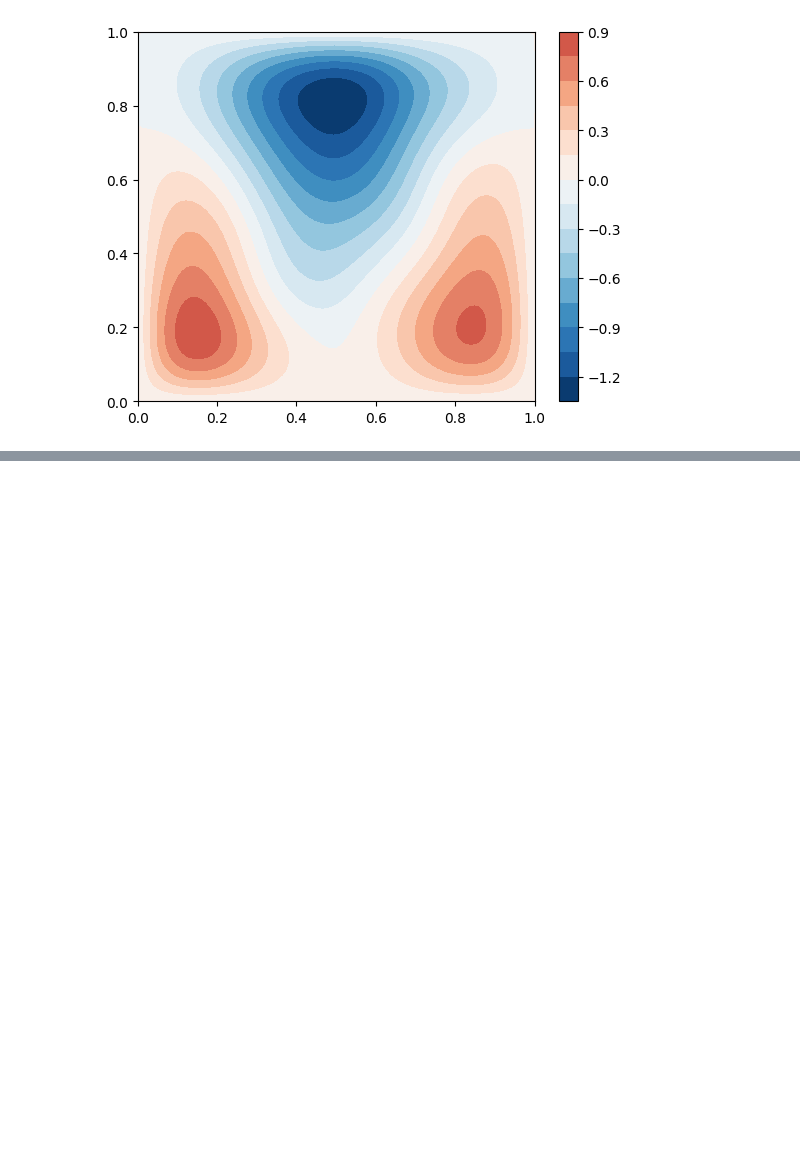
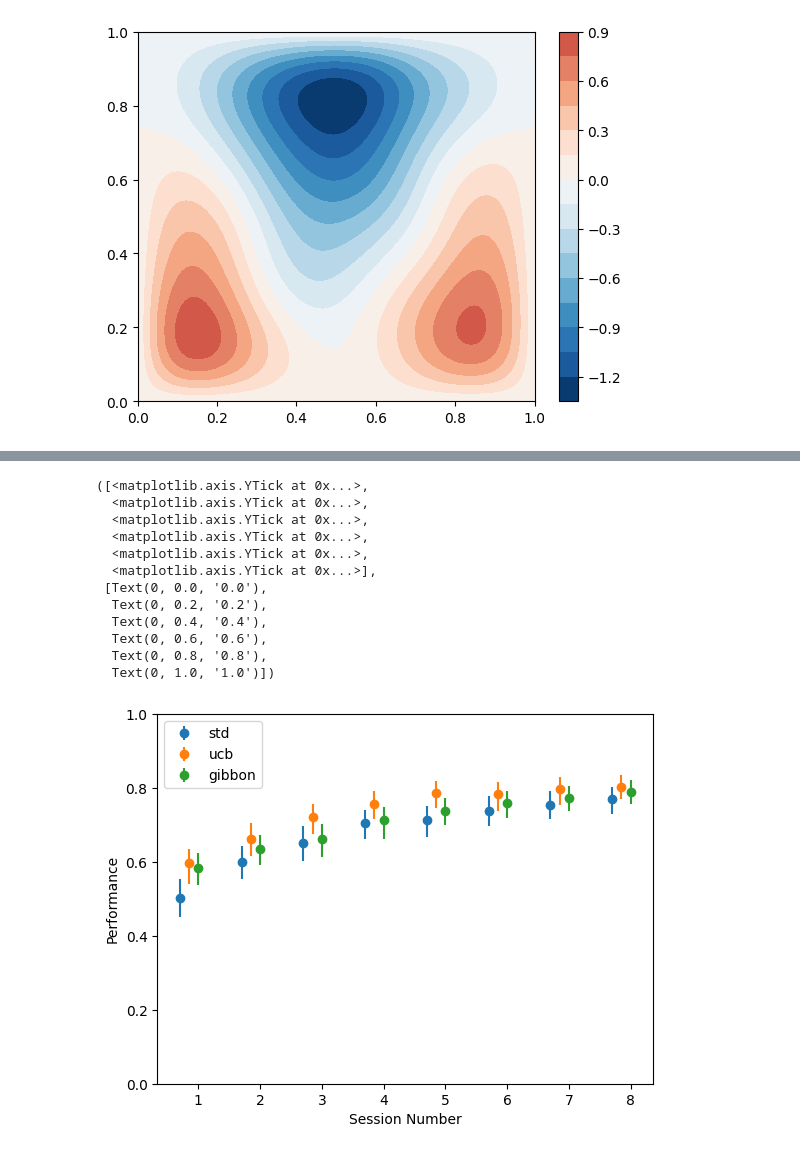
Before and after one commit to tne-lab/NeuroOptimizationPaper, a Jupyter notebook: figure4.ipynb, the cells around one changed output, grey strips where cells are left out. Drawn from its saved outputs; the diff is of its cells as text; code cells hidden in the pictures; blank space fills up the shorter version.

```diff
--- a/figure4.ipynb
+++ b/figure4.ipynb
@@ -346,0 +472,44 @@ with open(f'outcomes/outcomes_{aq_name}_corrected.pickle', 'wb') as handle:
+# %%
+from scipy.stats import bootstrap
+
+acqfs = ['std', 'ucb', 'gibbon']
+effect_sizes = np.asarray([0.1, 0.2, 0.3, 0.4, 0.5, 0.6])
+fig = plt.figure()
+for i, acq in enumerate(acqfs):
+    with open(f'outcomes/performance_{acq}_corrected.pickle', 'rb') as handle:
+        performance = pickle.load(handle)
+    perf_mat = np.asarray(performance)
+    j = 2
+    while os.path.isfile(f'outcomes/performance_{acq}_corrected_{j}.pickle'):
+        with open(f'outcomes/performance_{acq}_corrected_{j}.pickle', 'rb') as handle:
+            perf_mat = np.concatenate((perf_mat, np.asarray(pickle.load(handle))), axis=0)
+        j += 1
+    perf_mat[on_boundary_vec] = np.nan
+    m_c = np.nanmean(perf_mat, axis=0)
+    l_c = np.zeros_like(m_c)
+    h_c = np.zeros_like(m_c)
+    for j in range(perf_mat.shape[1]):
+        res = bootstrap((perf_mat[:,j],), np.nanmean, n_resamples=1000)
+        l_c[j] = res.confidence_interval.low
+        h_c[j] = res.confidence_interval.high
+    plt.errorbar(np.arange(1,9) + (i - 2) * 0.15, m_c, yerr=(m_c - l_c, h_c-m_c), linestyle='none', marker='o')
+plt.legend(acqfs, loc='upper left')
+plt.xlabel('Session Number')
+plt.ylabel('Performance')
+plt.xticks(np.arange(1,9))
+plt.ylim(0, 1)
+plt.yticks([0,0.2,0.4,0.6,0.8,1])
+# %% [output]
+([<matplotlib.axis.YTick at 0x...>,
+  <matplotlib.axis.YTick at 0x...>,
+  <matplotlib.axis.YTick at 0x...>,
+  <matplotlib.axis.YTick at 0x...>,
+  <matplotlib.axis.YTick at 0x...>,
+  <matplotlib.axis.YTick at 0x...>],
+ [Text(0, 0.0, '0.0'),
+  Text(0, 0.2, '0.2'),
+  Text(0, 0.4, '0.4'),
+  Text(0, 0.6, '0.6'),
+  Text(0, 0.8, '0.8'),
+  Text(0, 1.0, '1.0')])
+[figure, added]
```
Also changed, not shown: parts of 12 cells of this notebook, 16 other files.
